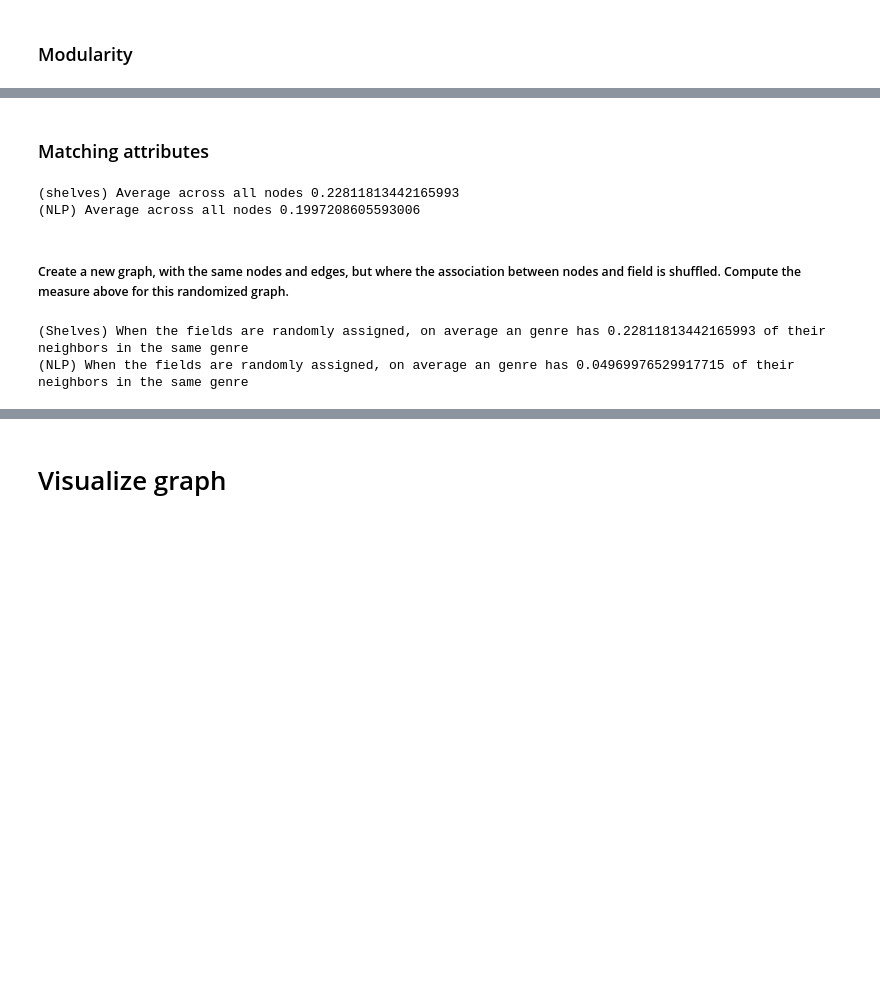
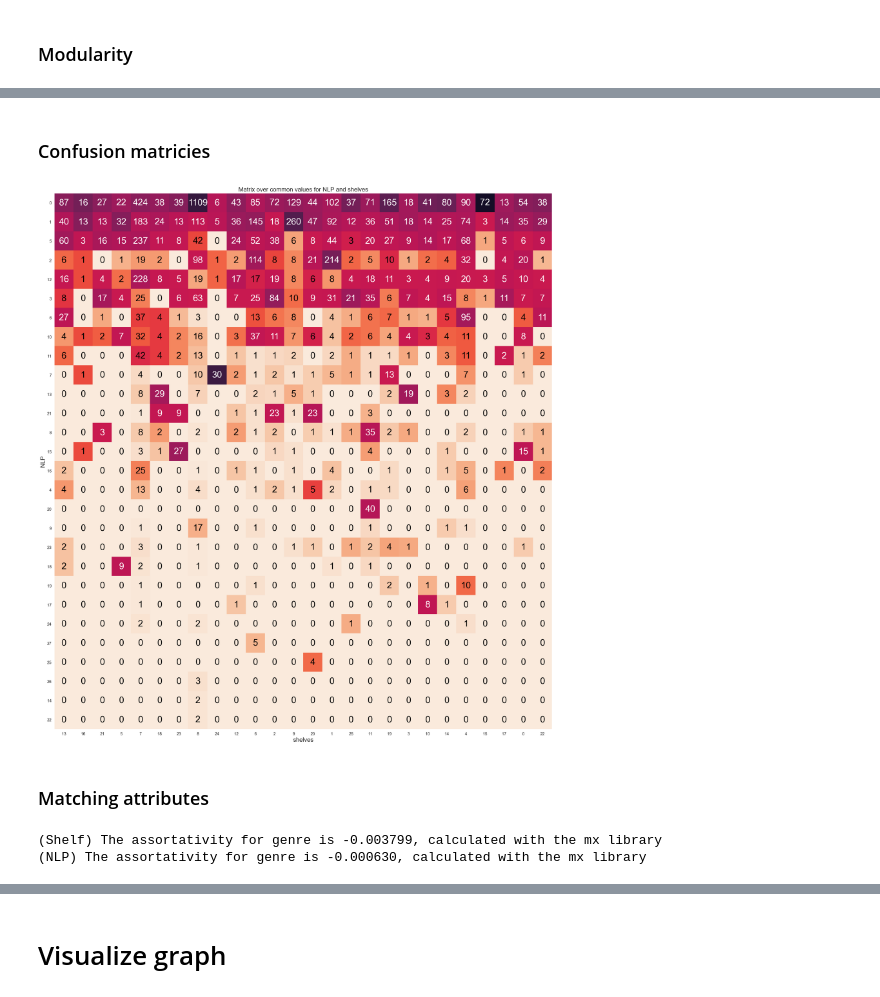
Before and after one commit to davidAlvaBro/comsocsci_final_proj, a Jupyter notebook: Explainer_notebook.ipynb, the cells around one changed output, grey strips where cells are left out. Drawn from its saved outputs; the diff is of its cells as text; code cells hidden in the pictures; blank space fills up the shorter version.

```diff
--- a/Explainer_notebook.ipynb
+++ b/Explainer_notebook.ipynb
@@ -981,0 +969,19 @@ TypeError: Population must be a sequence.  For dicts or sets, use sorted(d).
+# %% [markdown]
+### Confusion matricies
+# %%
+def create_matching_matrix(graph1, graph2):
+    graph1_groups = list(set(graph1.values()))
+    graph2_groups = list(set(graph2.values()))
+
+    matrix = defaultdict(lambda: defaultdict(int))
+    for group1 in graph1_groups:
+        for group2 in graph2_groups:
+            matrix[group1][group2] = 0
+
+    for book_id, group1 in graph1.items():
+        group2 = graph2.get(book_id)
+        if group2 is not None:
+            matrix[group1][group2] += 1
+
+    df = pd.DataFrame(matrix).T.fillna(0)
+    return df
@@ -982,2 +1028,31 @@ TypeError: Population must be a sequence.  For dicts or sets, use sorted(d).
+# %%
+# Getting our three communities to compare them
+if not 'complete_book_df' in locals():
+    complete_book_df = pd.read_csv(DATA_PATH+ "complete_book_df.csv")
+book_genre_dict = complete_book_df.set_index('book_id')['top_genre'].to_dict()#.apply(lambda x: [x]).to_dict()
+
+if 'NLP_louvain' not in locals():
+        with open(DATA_PATH + 'NLP_louvain_05.pickle', 'rb') as f:
+            NLP_louvain = pickle.load(f)
+if 'shelf_louvain' not in locals():
+        with open(DATA_PATH + 'shelf_louvain_05.pickle', 'rb') as f:
+            shelf_louvain = pickle.load(f)
+# %%
+#Converting them to the proper format for confusion matrix
+NLP_community_mapping = {}
+shelf_community_mapping = {}
+
+for community_id, community in enumerate(NLP_louvain):
+    for book in community:
+        NLP_community_mapping[book] = str(community_id)
+
+for community_id,community in enumerate(shelf_louvain):
+    for book in community:
+        shelf_community_mapping[book] = str(community_id)
+# %%
+plot_matching_matrix(create_matching_matrix(shelf_community_mapping, NLP_community_mapping), title = "Matrix over common values for NLP and shelves", xlabel = "shelves", ylabel = "NLP",size_title = 20)
+#TODO: Er 0 = hvid farve?
+# %% [output]
+[figure, added]
 # %% [markdown]
 ### Matching attributes
@@ -1022,12 +1058,0 @@ def get_matching_att(graph, att):
-# %%
-# Get the average fraction of neighbors that have the same attribute value
-top_field_fracs_shelves = get_matching_att(shelf_graph, 'top_genre')
-top_field_fracs_NLP = get_matching_att(NLP_graph, 'top_genre')
-
-print(f"(shelves) Average across all nodes {np.mean(list(top_field_fracs_shelves.values()))}")
-print(f"(NLP) Average across all nodes {np.mean(list(top_field_fracs_NLP.values()))}")
-# %% [output]
-(shelves) Average across all nodes 0.22811813442165993
-(NLP) Average across all nodes 0.1997208605593006
-# %% [markdown]
-##### Create a new graph, with the same nodes and edges, but where the association between nodes and field is shuffled. Compute the measure above for this randomized graph.
@@ -1057,13 +1058,0 @@ def shuffle_node_att(graph, att):
-# %%
-# Make a copy of the graph and shuffle the attribute values
-shelf_giant_copy = copy.deepcopy(shelf_graph)
-shelf_giant_shuffled = shuffle_node_att(shelf_graph, 'top_genre')
-
-NLP_giant_copy = copy.deepcopy(NLP_graph)
-NLP_giant_shuffled = shuffle_node_att(NLP_graph, 'top_genre')
-
-print(f"(Shelves) When the fields are randomly assigned, on average an genre has {np.mean(list(get_matching_att(shelf_giant_copy, 'top_genre').values()))} of their neighbors in the same genre")
-print(f"(NLP) When the fields are randomly assigned, on average an genre has {np.mean(list(get_matching_att(NLP_giant_shuffled, 'top_genre').values()))} of their neighbors in the same genre")
-# %% [output]
-(Shelves) When the fields are randomly assigned, on average an genre has 0.22811813442165993 of their neighbors in the same genre
-(NLP) When the fields are randomly assigned, on average an genre has 0.04969976529917715 of their neighbors in the same genre
@@ -1069,0 +1071,7 @@ print(f"(NLP) When the fields are randomly assigned, on average an genre has {np
+# %%
+print(f"(Shelf) The assortativity for genre is {nx.attribute_assortativity_coefficient(shelf_graph, 'top_genre'):.6f}, calculated with the mx library")
+
+print(f"(NLP) The assortativity for genre is {nx.attribute_assortativity_coefficient(NLP_graph, 'top_genre'):.6f}, calculated with the mx library")
+# %% [output]
+(Shelf) The assortativity for genre is -0.003799, calculated with the mx library
+(NLP) The assortativity for genre is -0.000630, calculated with the mx library
```
Also changed, not shown: parts of 30 cells of this notebook.
